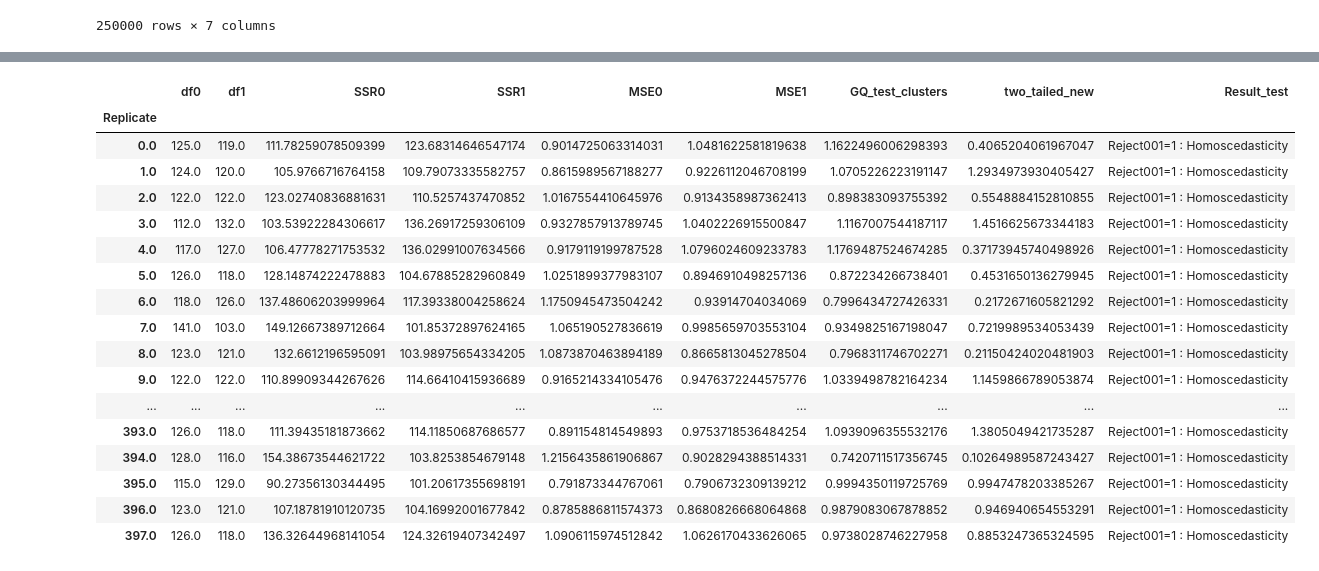
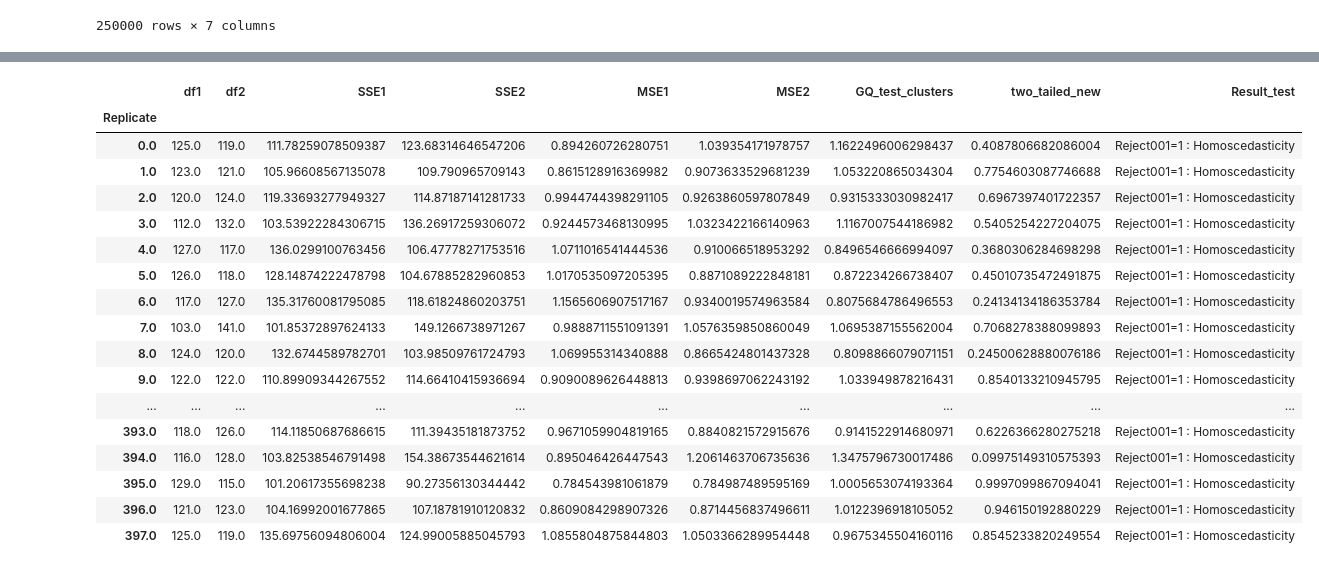
Before and after one commit to iam-fern/Generate_multiplication, a Jupyter notebook: GQtest_cluster_data_multi_delta_(0)_n250_01.ipynb, the cells around one changed output, grey strips where cells are left out. Cells and saved outputs as stored; diff of their text form; code cells hidden in the pictures.

```diff
--- a/GQtest_cluster_data_multi_delta_(0)_n250_01.ipynb
+++ b/GQtest_cluster_data_multi_delta_(0)_n250_01.ipynb
@@ -252,39 +284,39 @@ result.astype(str)
 # %%
 # สร้างตารางผลลัพธ์
 alpha = 0.01
 pd.set_option('display.max_rows', 1000)
 pd.set_option('display.max_columns', 1000)
 pd.set_option('display.width', 1000)
-result=pd.DataFrame({"Replicate":list_replicate, "df0":list_df0, "df1":list_df1, "SSR0":list_SSR0,
-                     "SSR1":list_SSR1, "MSE0":list_MSE0, "MSE1":list_MSE1,
-                     "GQ_test_clusters":list_GQ_test_clusters, "two_tailed":list_two_tailed, "greater":list_p_greater})
+result=pd.DataFrame({"Replicate":list_replicate, "df1":list_df1, "df2":list_df2, "SSE1":list_SSE1,
+                     "SSE2":list_SSE2, "MSE1":list_MSE1, "MSE2":list_MSE2,
+                     "GQ_test_clusters":list_GQ_test_clusters, "two_tailed":list_two_tailed, "greater":list_p_greater, "less":list_p_less})
 result.set_index(['Replicate'], inplace=True)
 
-result['two_tailed_new']=result[["two_tailed","greater"]].apply(lambda value: value[0] if value[0]<0.5 else 2*value[1], axis=1)
+result['two_tailed_new']=result[["two_tailed","greater","less"]].apply(lambda value: value[0] if value[0]<0.5 else (2*value[1] if value[1]<0.5 else 2*value[2]) , axis=1)
 result["Result_test"]=result["two_tailed_new"].apply(lambda p_value: 'Reject001=0 : Heteroscedasticity'
-                                                                  if p_value < alpha else 'Reject001=1 : Homoscedasticity')
+                                                     if p_value < alpha else 'Reject001=1 : Homoscedasticity')
 #two_tailed_new_show=two_tailed_new.drop(columns="greater")
-result_show=result.drop(columns=["two_tailed", "greater"])
+result_show=result.drop(columns=["two_tailed", "greater", "less"])
 result_show.astype(str)
 # %% [output]
-|  | df0 | df1 | SSR0 | SSR1 | MSE0 | MSE1 | GQ_test_clusters | two_tailed_new | Result_test |
+|  | df1 | df2 | SSE1 | SSE2 | MSE1 | MSE2 | GQ_test_clusters | two_tailed_new | Result_test |
 | Replicate |  |  |  |  |  |  |  |  |  |
-| 0.0 | 125.0 | 119.0 | 111.78259078509399 | 123.68314646547174 | 0.9014725063314031 | 1.0481622581819638 | 1.1622496006298393 | 0.4065204061967047 | Reject001=1 : Homoscedasticity |
-| 1.0 | 124.0 | 120.0 | 105.9766716764158 | 109.79073335582757 | 0.8615989567188277 | 0.9226112046708199 | 1.0705226223191147 | 1.2934973930405427 | Reject001=1 : Homoscedasticity |
-| 2.0 | 122.0 | 122.0 | 123.02740836881631 | 110.5257437470852 | 1.0167554410645976 | 0.9134358987362413 | 0.898383093755392 | 0.5548884152810855 | Reject001=1 : Homoscedasticity |
-| 3.0 | 112.0 | 132.0 | 103.53922284306617 | 136.26917259306109 | 0.9327857913789745 | 1.0402226915500847 | 1.1167007544187117 | 1.4516625673344183 | Reject001=1 : Homoscedasticity |
-| 4.0 | 117.0 | 127.0 | 106.47778271753532 | 136.02991007634566 | 0.9179119199787528 | 1.0796024609233783 | 1.1769487524674285 | 0.37173945740498926 | Reject001=1 : Homoscedasticity |
-| 5.0 | 126.0 | 118.0 | 128.14874222478883 | 104.67885282960849 | 1.0251899377983107 | 0.8946910498257136 | 0.872234266738401 | 0.4531650136279945 | Reject001=1 : Homoscedasticity |
-| 6.0 | 118.0 | 126.0 | 137.48606203999964 | 117.39338004258624 | 1.1750945473504242 | 0.93914704034069 | 0.7996434727426331 | 0.2172671605821292 | Reject001=1 : Homoscedasticity |
-| 7.0 | 141.0 | 103.0 | 149.12667389712664 | 101.85372897624165 | 1.065190527836619 | 0.9985659703553104 | 0.9349825167198047 | 0.7219989534053439 | Reject001=1 : Homoscedasticity |
-| 8.0 | 123.0 | 121.0 | 132.6612196595091 | 103.98975654334205 | 1.0873870463894189 | 0.8665813045278504 | 0.7968311746702271 | 0.21150424020481903 | Reject001=1 : Homoscedasticity |
-| 9.0 | 122.0 | 122.0 | 110.89909344267626 | 114.66410415936689 | 0.9165214334105476 | 0.9476372244575776 | 1.0339498782164234 | 1.1459866789053874 | Reject001=1 : Homoscedasticity |
+| 0.0 | 125.0 | 119.0 | 111.78259078509387 | 123.68314646547206 | 0.894260726280751 | 1.039354171978757 | 1.1622496006298437 | 0.4087806682086004 | Reject001=1 : Homoscedasticity |
+| 1.0 | 123.0 | 121.0 | 105.96608567135078 | 109.790965709143 | 0.8615128916369982 | 0.9073633529681239 | 1.053220865034304 | 0.7754603087746688 | Reject001=1 : Homoscedasticity |
+| 2.0 | 120.0 | 124.0 | 119.33693277949327 | 114.87187141281733 | 0.9944744398291105 | 0.9263860597807849 | 0.9315333030982417 | 0.6967397401722357 | Reject001=1 : Homoscedasticity |
+| 3.0 | 112.0 | 132.0 | 103.53922284306715 | 136.26917259306072 | 0.9244573468130995 | 1.0323422166140963 | 1.1167007544186982 | 0.5405254227204075 | Reject001=1 : Homoscedasticity |
+| 4.0 | 127.0 | 117.0 | 136.0299100763456 | 106.47778271753516 | 1.0711016541444536 | 0.910066518953292 | 0.8496546666994097 | 0.3680306284698298 | Reject001=1 : Homoscedasticity |
+| 5.0 | 126.0 | 118.0 | 128.14874222478798 | 104.67885282960853 | 1.0170535097205395 | 0.8871089222848181 | 0.872234266738407 | 0.45010735472491875 | Reject001=1 : Homoscedasticity |
+| 6.0 | 117.0 | 127.0 | 135.31760081795085 | 118.61824860203751 | 1.1565606907517167 | 0.9340019574963584 | 0.8075684786496553 | 0.24134134186353784 | Reject001=1 : Homoscedasticity |
+| 7.0 | 103.0 | 141.0 | 101.85372897624133 | 149.1266738971267 | 0.9888711551091391 | 1.0576359850860049 | 1.0695387155562004 | 0.7068278388099893 | Reject001=1 : Homoscedasticity |
+| 8.0 | 124.0 | 120.0 | 132.6744589782701 | 103.98509761724793 | 1.069955314340888 | 0.8665424801437328 | 0.8098866079071151 | 0.24500628880076186 | Reject001=1 : Homoscedasticity |
+| 9.0 | 122.0 | 122.0 | 110.89909344267552 | 114.66410415936694 | 0.9090089626448813 | 0.9398697062243192 | 1.033949878216431 | 0.8540133210945795 | Reject001=1 : Homoscedasticity |
 | ... | ... | ... | ... | ... | ... | ... | ... | ... | ... |
-| 393.0 | 126.0 | 118.0 | 111.39435181873662 | 114.11850687686577 | 0.891154814549893 | 0.9753718536484254 | 1.0939096355532176 | 1.3805049421735287 | Reject001=1 : Homoscedasticity |
-| 394.0 | 128.0 | 116.0 | 154.38673544621722 | 103.8253854679148 | 1.2156435861906867 | 0.9028294388514331 | 0.7420711517356745 | 0.10264989587243427 | Reject001=1 : Homoscedasticity |
-| 395.0 | 115.0 | 129.0 | 90.27356130344495 | 101.20617355698191 | 0.791873344767061 | 0.7906732309139212 | 0.9994350119725769 | 0.9947478203385267 | Reject001=1 : Homoscedasticity |
-| 396.0 | 123.0 | 121.0 | 107.18781910120735 | 104.16992001677842 | 0.8785886811574373 | 0.8680826668064868 | 0.9879083067878852 | 0.946940654553291 | Reject001=1 : Homoscedasticity |
-| 397.0 | 126.0 | 118.0 | 136.32644968141054 | 124.32619407342497 | 1.0906115974512842 | 1.0626170433626065 | 0.9738028746227958 | 0.8853247365324595 | Reject001=1 : Homoscedasticity |
+| 393.0 | 118.0 | 126.0 | 114.11850687686615 | 111.39435181873752 | 0.9671059904819165 | 0.8840821572915676 | 0.9141522914680971 | 0.6226366280275218 | Reject001=1 : Homoscedasticity |
+| 394.0 | 116.0 | 128.0 | 103.82538546791498 | 154.38673544621614 | 0.895046426447543 | 1.2061463706735636 | 1.3475796730017486 | 0.09975149310575393 | Reject001=1 : Homoscedasticity |
+| 395.0 | 129.0 | 115.0 | 101.20617355698238 | 90.27356130344442 | 0.784543981061879 | 0.784987489595169 | 1.0005653074193364 | 0.9997099867094041 | Reject001=1 : Homoscedasticity |
+| 396.0 | 121.0 | 123.0 | 104.16992001677865 | 107.18781910120832 | 0.8609084298907326 | 0.8714456837496611 | 1.0122396918105052 | 0.946150192880229 | Reject001=1 : Homoscedasticity |
+| 397.0 | 125.0 | 119.0 | 135.69756094806004 | 124.99005885045793 | 1.0855804875844803 | 1.0503366289954448 | 0.9675345504160116 | 0.8545233820249554 | Reject001=1 : Homoscedasticity |
 # %%
 result_show['Result_test'].value_counts()
 # %% [output]
```
Also changed, not shown: parts of 5 cells of this notebook.
